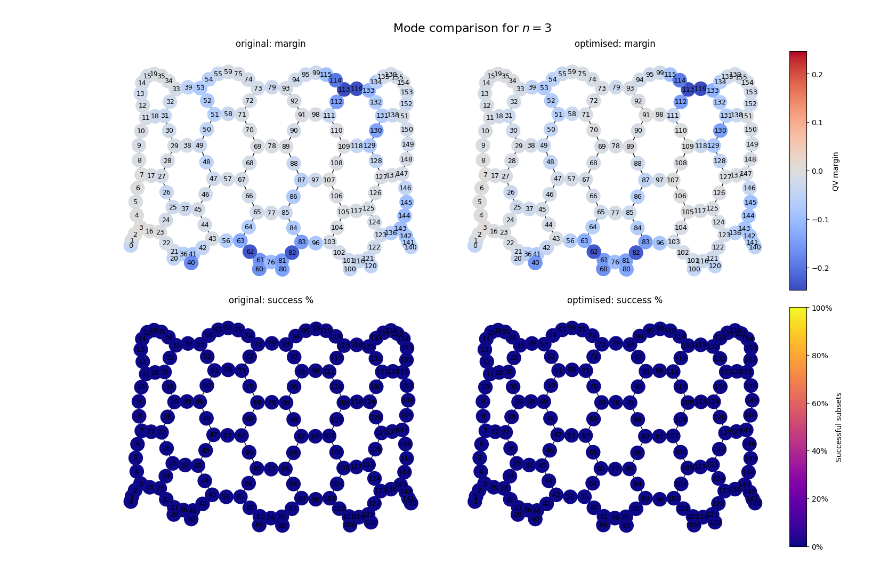
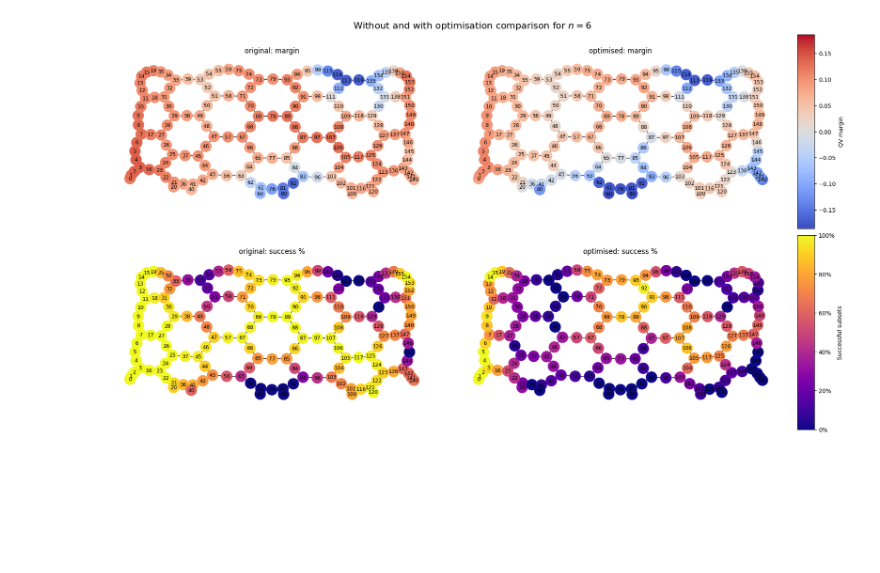
Before and after one commit to kenryhraval/complete-QV-project, a Jupyter notebook: 3_Analyze_Results.ipynb, the cells around one changed output. Drawn from its saved outputs; the diff is of its cells as text; code cells hidden in the pictures; blank space fills up the shorter version.

Commit message:
feat: result diagrams

```diff
--- a/3_Analyze_Results.ipynb
+++ b/3_Analyze_Results.ipynb
@@ -85,9 +94,9 @@ plot_qv_success_fraction_grid(G, pos, dfs_by_q)
 # %%
 dfs_by_mode = {
-    "original": pd.read_csv(f"results/ibm_marrakesh_qv_3_tuples.csv"),
-    "optimised": pd.read_csv(f"results/ibm_marrakesh_qv_3_tuples_optimised.csv")
+    "original": pd.read_csv(f"results/ibm_marrakesh_qv_6_tuples.csv"),
+    "optimised": pd.read_csv(f"results/ibm_marrakesh_qv_6_tuples_optimised.csv")
 }
 
-plot_mode_comparison_grid(G, pos, dfs_by_mode, q=3)
+plot_mode_comparison_grid(G, pos, dfs_by_mode, q=6)
 # %% [output]
-[figure, old version]
+[figure, new version]
```
Also changed, not shown: parts of 6 cells of this notebook, 12 other files.
